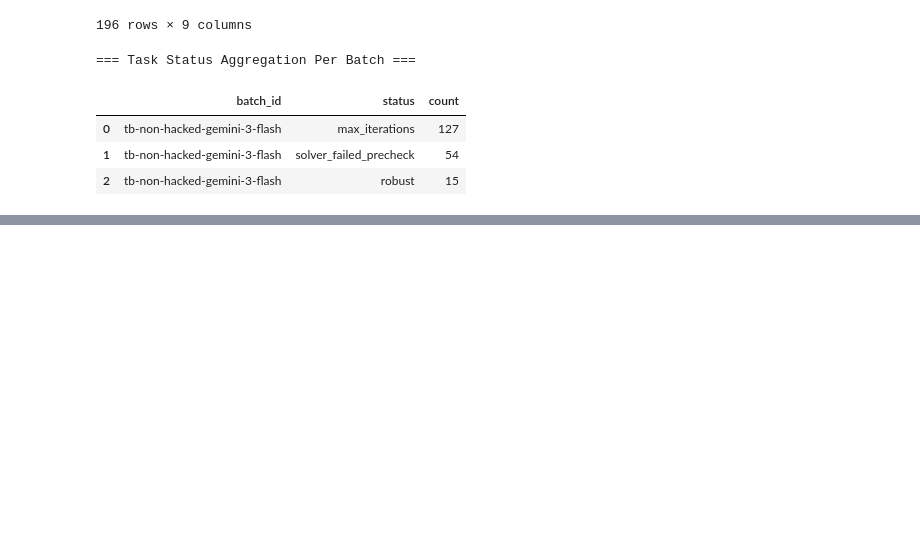
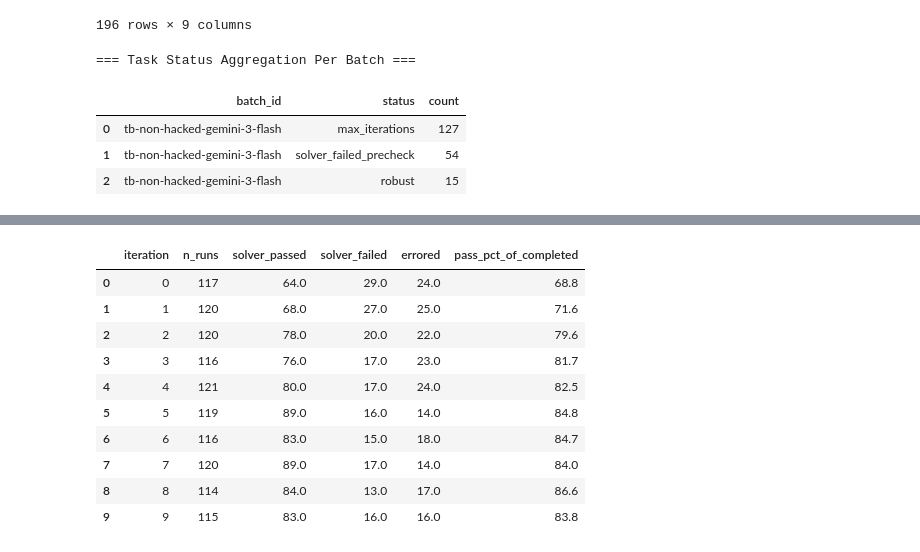
Before and after one commit to few-sh/harden-v0, a Jupyter notebook: notebooks/harden-v0-analysis-base.ipynb, the cells around one changed output, grey strips where cells are left out. Drawn from its saved outputs; the diff is of its cells as text; code cells hidden in the pictures; blank space fills up the shorter version.

```diff
--- a/notebooks/harden-v0-analysis-base.ipynb
+++ b/notebooks/harden-v0-analysis-base.ipynb
@@ -798,0 +1074,77 @@ except Exception as e:
+# %%
+# =============================================================================
+# max_iterations — trial-level diagnostics (hacker / fixer / solver)
+# =============================================================================
+
+print("=== Trial Results by Job Type (max_iterations tasks only) ===")
+print("NOTE: only 10 hacker trials total across 127 tasks × 10 iterations = 1270 slots.")
+print("Pool advancement triggered skip-hacker on ~99% of iterations.")
+display(con.execute("""
+    SELECT
+        t.job_type,
+        COUNT(*)                                                                        as n_trials,
+        SUM(CASE WHEN t.verifier_result IS NOT NULL THEN 1 ELSE 0 END)                 as n_with_verifier,
+        SUM(CASE WHEN t.verifier_result.rewards.reward  > 0  THEN 1 ELSE 0 END)        as n_reward_pos,
+        SUM(CASE WHEN t.verifier_result.rewards.reward  = 0  THEN 1 ELSE 0 END)        as n_reward_zero,
+        SUM(CASE WHEN t.exception_info IS NOT NULL THEN 1 ELSE 0 END)                  as n_exceptions,
+        ROUND(AVG(t.agent_result.metadata.n_episodes), 1)                              as avg_episodes,
+        ROUND(AVG(t.agent_result.n_input_tokens / 1e6), 2)                             as avg_input_mtok
+    FROM trials t
+    JOIN tasks tk ON t.batch_id = tk.batch_id AND t.task_name = tk.task_name
+    WHERE tk.status = 'max_iterations'
+    GROUP BY t.job_type
+    ORDER BY n_trials DESC
+""").df())
+
+print("\n=== Exception Types by Job Type (max_iterations tasks) ===")
+display(con.execute("""
+    SELECT
+        t.job_type,
+        t.exception_info.exception_type                         as exc_type,
+        COUNT(*)                                                as n,
+        LEFT(FIRST(t.exception_info.exception_message), 200)   as sample_message
+    FROM trials t
+    JOIN tasks tk ON t.batch_id = tk.batch_id AND t.task_name = tk.task_name
+    WHERE tk.status = 'max_iterations'
+      AND t.exception_info IS NOT NULL
+    GROUP BY t.job_type, exc_type
+    ORDER BY t.job_type, n DESC
+""").df())
+
+print("\n=== Solver Validate: Pass/Fail/Error per Iteration (max_iterations tasks) ===")
+print("pass_pct is out of runs that completed (excludes errored trials).")
+display(con.execute("""
+    SELECT
+        t.iteration,
+        COUNT(*)                                                                        as n_runs,
+        SUM(CASE WHEN t.verifier_result.rewards.reward  > 0  THEN 1 ELSE 0 END)        as solver_passed,
+        SUM(CASE WHEN t.verifier_result.rewards.reward  = 0  THEN 1 ELSE 0 END)        as solver_failed,
+        SUM(CASE WHEN t.exception_info IS NOT NULL            THEN 1 ELSE 0 END)        as errored,
+        ROUND(100.0
+            * SUM(CASE WHEN t.verifier_result.rewards.reward  > 0  THEN 1.0 ELSE 0.0 END)
+            / NULLIF(SUM(CASE WHEN t.exception_info IS NULL THEN 1 ELSE 0 END), 0),
+          1)                                                                             as pass_pct_of_completed
+    FROM trials t
+    JOIN tasks tk ON t.batch_id = tk.batch_id AND t.task_name = tk.task_name
+    WHERE tk.status = 'max_iterations'
+      AND t.job_type = 'solver_validate'
+    GROUP BY t.iteration
+    ORDER BY t.iteration
+""").df())
+
+print("\n=== Tasks Whose Solver Validation Errors Come From (top exception messages) ===")
+display(con.execute("""
+    SELECT
+        t.exception_info.exception_type    as exc_type,
+        COUNT(DISTINCT t.task_name)        as n_tasks,
+        COUNT(*)                           as total_errors,
+        LEFT(FIRST(t.exception_info.exception_message), 300) as sample_message
+    FROM trials t
+    JOIN tasks tk ON t.batch_id = tk.batch_id AND t.task_name = tk.task_name
+    WHERE tk.status = 'max_iterations'
+      AND t.job_type = 'solver_validate'
+      AND t.exception_info IS NOT NULL
+    GROUP BY exc_type
+    ORDER BY total_errors DESC
+""").df())
+# %% [output]
@@ -798,0 +1169,11 @@ except Exception as e:
+|  | iteration | n_runs | solver_passed | solver_failed | errored | pass_pct_of_completed |
+| 0 | 0 | 117 | 64.0 | 29.0 | 24.0 | 68.8 |
+| 1 | 1 | 120 | 68.0 | 27.0 | 25.0 | 71.6 |
+| 2 | 2 | 120 | 78.0 | 20.0 | 22.0 | 79.6 |
+| 3 | 3 | 116 | 76.0 | 17.0 | 23.0 | 81.7 |
+| 4 | 4 | 121 | 80.0 | 17.0 | 24.0 | 82.5 |
+| 5 | 5 | 119 | 89.0 | 16.0 | 14.0 | 84.8 |
+| 6 | 6 | 116 | 83.0 | 15.0 | 18.0 | 84.7 |
+| 7 | 7 | 120 | 89.0 | 17.0 | 14.0 | 84.0 |
+| 8 | 8 | 114 | 84.0 | 13.0 | 17.0 | 86.6 |
+| 9 | 9 | 115 | 83.0 | 16.0 | 16.0 | 83.8 |
```
Also changed, not shown: parts of 8 cells of this notebook, 3 other files.
